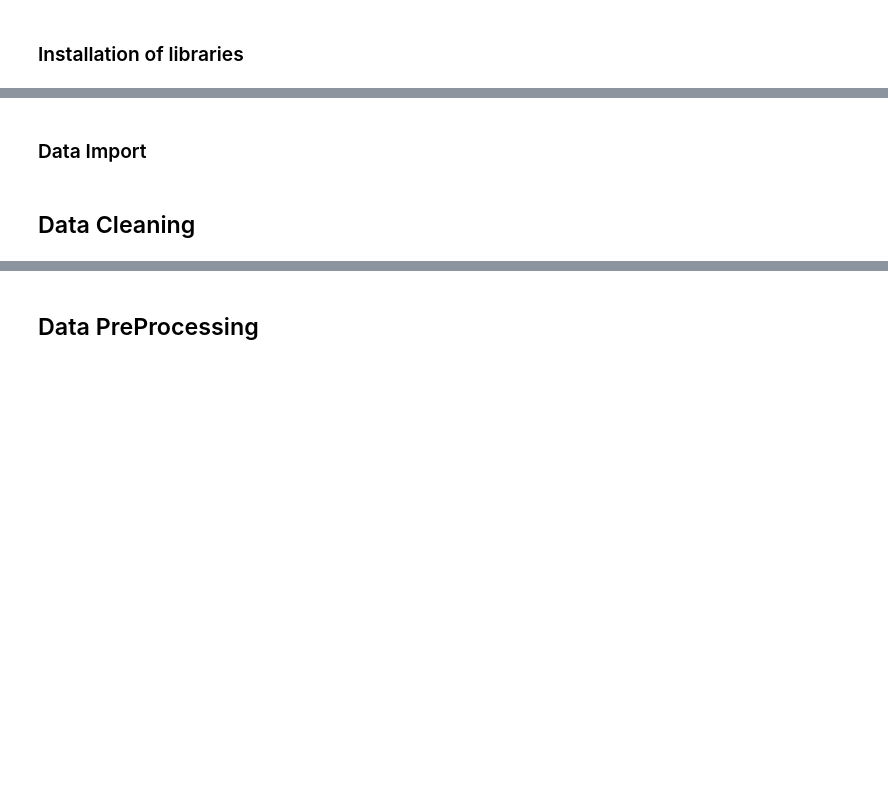
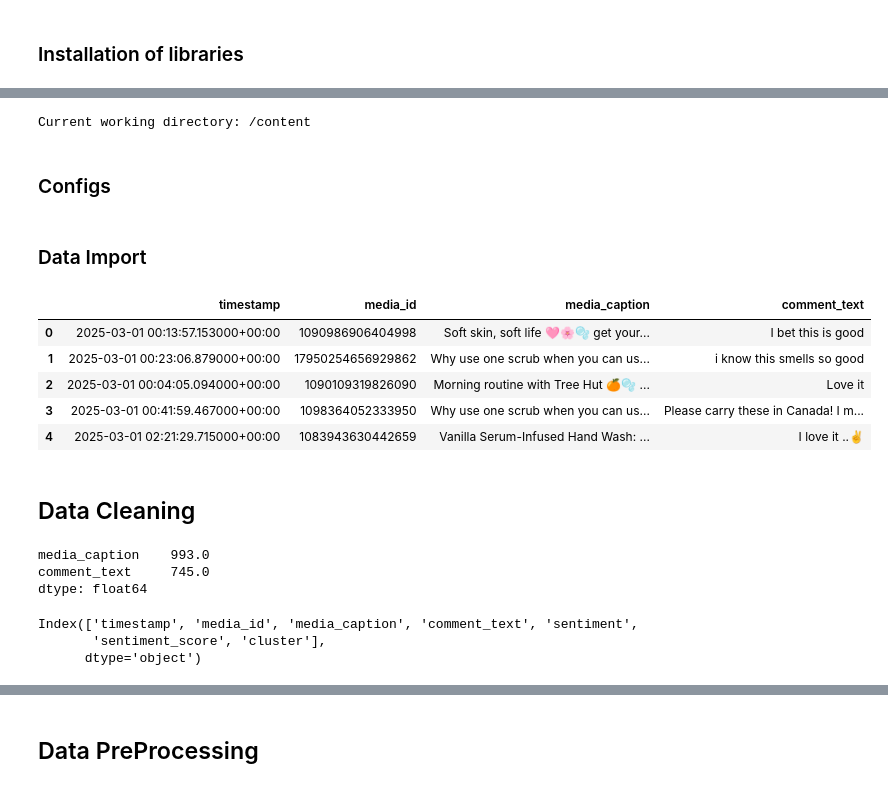
Before and after one commit to SRINIRAGZ/sentimentAnalysis, a Jupyter notebook: SentimentAnalysis.ipynb, the cells around one changed output, grey strips where cells are left out. Saved outputs shown, nothing was run; the diff lists cells and outputs as text; code cells hidden in the pictures; blank space fills up the shorter version.

```diff
--- a/SentimentAnalysis.ipynb
+++ b/SentimentAnalysis.ipynb
@@ -27,9 +42,34 @@ import pandas as pd
+# %%
+import numpy as np
+import os
+import pandas as pd
+
+import matplotlib.pyplot as plt
+import seaborn as sns
+
+current_directory = os.getcwd()
+print(f"Current working directory: {current_directory}")
+# %% [output]
+Current working directory: /content
+# %% [markdown]
+### Configs
 # %%
 ##PArams
-filename = ''
-DataFolder = './SentimentAnalysis/data/{filename}'
-ResultsFolder = './SentimentAnalysis/results/{filename}'
+filename = 'engagements.csv'
+DataFolder = './sentimentAnalysis/data/{filename}'
+ResultsFolder = './sentimentAnalysis/results/{filename}'
 # %% [markdown]
 ### Data Import
+# %%
+df = pd.read_csv(DataFolder.format(filename=filename))
+# %%
+df.head()
+# %% [output]
+|  | timestamp | media_id | media_caption | comment_text |
+| 0 | 2025-03-01 00:13:57.153000+00:00 | 1090986906404998 | Soft skin, soft life 🩷🌸🫧 get your... | I bet this is good |
+| 1 | 2025-03-01 00:23:06.879000+00:00 | 17950254656929862 | Why use one scrub when you can us... | i know this smells so good |
+| 2 | 2025-03-01 00:04:05.094000+00:00 | 1090109319826090 | Morning routine with Tree Hut 🍊🫧 ... | Love it |
+| 3 | 2025-03-01 00:41:59.467000+00:00 | 1098364052333950 | Why use one scrub when you can us... | Please carry these in Canada! I m... |
+| 4 | 2025-03-01 02:21:29.715000+00:00 | 1083943630442659 | Vanilla Serum-Infused Hand Wash: ... | I love it ..✌️ |
 # %% [markdown]
 ## Data Cleaning
@@ -35,0 +79,7 @@ ResultsFolder = './SentimentAnalysis/results/{filename}'
+# %%
+maxlen = df[['media_caption','comment_text']].apply(lambda x: x.str.len().max())
+print(maxlen)
+# %% [output]
+media_caption    993.0
+comment_text     745.0
+dtype: float64
@@ -35,0 +89,6 @@ ResultsFolder = './SentimentAnalysis/results/{filename}'
+# %%
+df.columns
+# %% [output]
+Index(['timestamp', 'media_id', 'media_caption', 'comment_text', 'sentiment',
+       'sentiment_score', 'cluster'],
+      dtype='object')
```
Also changed, not shown: parts of 23 cells of this notebook.
